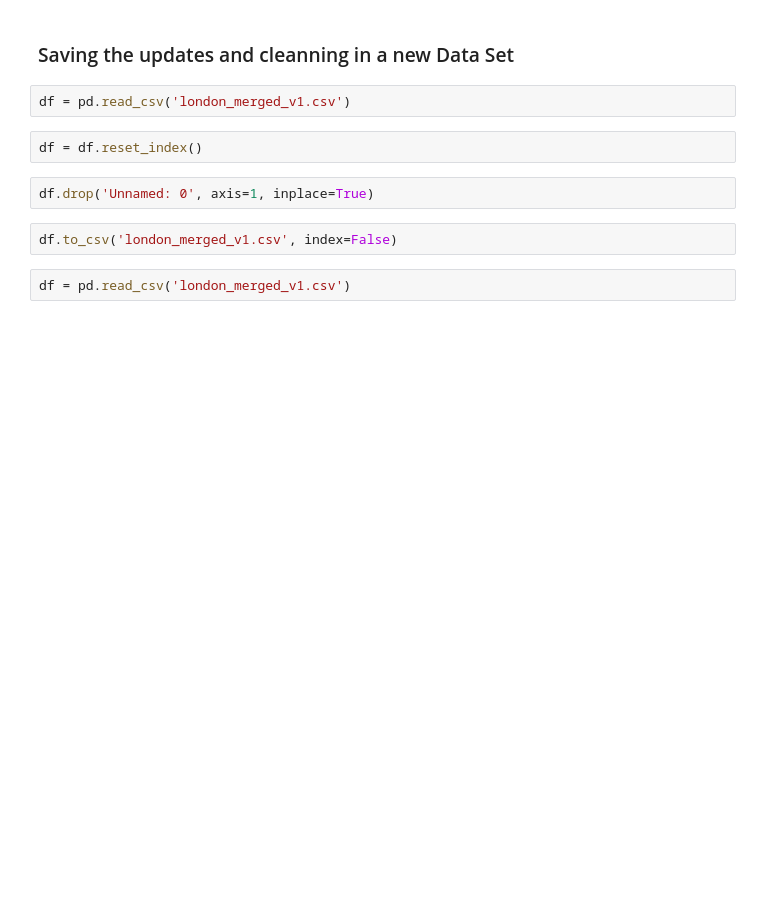
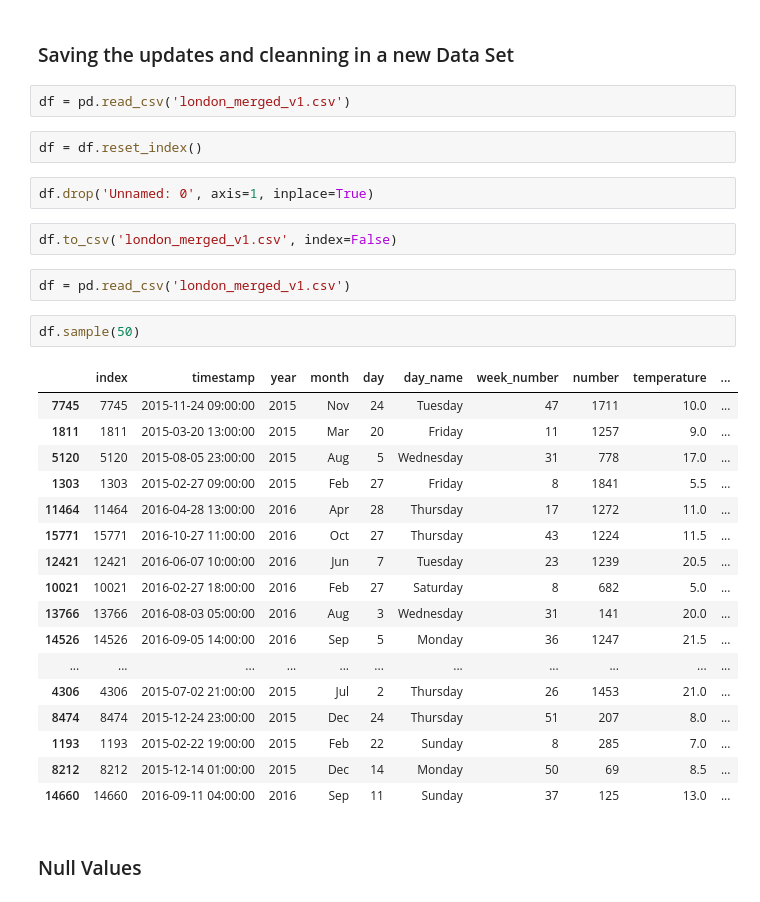
Before and after one commit to isra-st/London_Bike_Sharing, a Jupyter notebook: Analysis_Cleaning_Sharing_Bike.ipynb, the cells around one changed output. Saved outputs shown, nothing was run; the diff lists cells and outputs as text; blank space fills up the shorter version.

Commit message:
Updated datasets wiht time and week number

```diff
--- a/Analysis_Cleaning_Sharing_Bike.ipynb
+++ b/Analysis_Cleaning_Sharing_Bike.ipynb
@@ -205,3 +207,25 @@ df.drop('Unnamed: 0', axis=1, inplace=True)
 df.to_csv('london_merged_v1.csv', index=False)
 # %%
 df = pd.read_csv('london_merged_v1.csv')
+# %%
+df.sample(50)
+# %% [output]
+|  | index | timestamp | year | month | day | day_name | week_number | number | temperature | ... |
+| 7745 | 7745 | 2015-11-24 09:00:00 | 2015 | Nov | 24 | Tuesday | 47 | 1711 | 10.0 | ... |
+| 1811 | 1811 | 2015-03-20 13:00:00 | 2015 | Mar | 20 | Friday | 11 | 1257 | 9.0 | ... |
+| 5120 | 5120 | 2015-08-05 23:00:00 | 2015 | Aug | 5 | Wednesday | 31 | 778 | 17.0 | ... |
+| 1303 | 1303 | 2015-02-27 09:00:00 | 2015 | Feb | 27 | Friday | 8 | 1841 | 5.5 | ... |
+| 11464 | 11464 | 2016-04-28 13:00:00 | 2016 | Apr | 28 | Thursday | 17 | 1272 | 11.0 | ... |
+| 15771 | 15771 | 2016-10-27 11:00:00 | 2016 | Oct | 27 | Thursday | 43 | 1224 | 11.5 | ... |
+| 12421 | 12421 | 2016-06-07 10:00:00 | 2016 | Jun | 7 | Tuesday | 23 | 1239 | 20.5 | ... |
+| 10021 | 10021 | 2016-02-27 18:00:00 | 2016 | Feb | 27 | Saturday | 8 | 682 | 5.0 | ... |
+| 13766 | 13766 | 2016-08-03 05:00:00 | 2016 | Aug | 3 | Wednesday | 31 | 141 | 20.0 | ... |
+| 14526 | 14526 | 2016-09-05 14:00:00 | 2016 | Sep | 5 | Monday | 36 | 1247 | 21.5 | ... |
+| ... | ... | ... | ... | ... | ... | ... | ... | ... | ... | ... |
+| 4306 | 4306 | 2015-07-02 21:00:00 | 2015 | Jul | 2 | Thursday | 26 | 1453 | 21.0 | ... |
+| 8474 | 8474 | 2015-12-24 23:00:00 | 2015 | Dec | 24 | Thursday | 51 | 207 | 8.0 | ... |
+| 1193 | 1193 | 2015-02-22 19:00:00 | 2015 | Feb | 22 | Sunday | 8 | 285 | 7.0 | ... |
+| 8212 | 8212 | 2015-12-14 01:00:00 | 2015 | Dec | 14 | Monday | 50 | 69 | 8.5 | ... |
+| 14660 | 14660 | 2016-09-11 04:00:00 | 2016 | Sep | 11 | Sunday | 37 | 125 | 13.0 | ... |
+# %% [markdown]
+### Null Values
```
Also changed, not shown: parts of 7 cells of this notebook, 1 other file.
